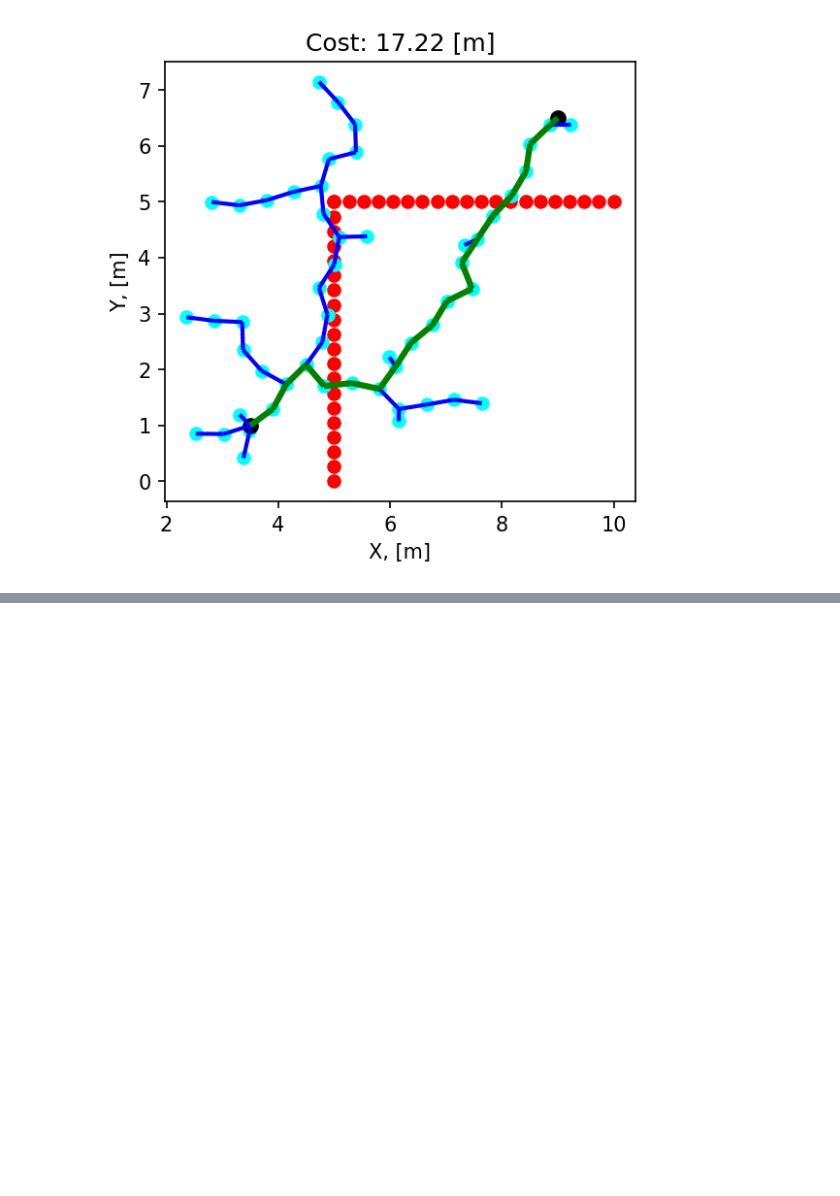
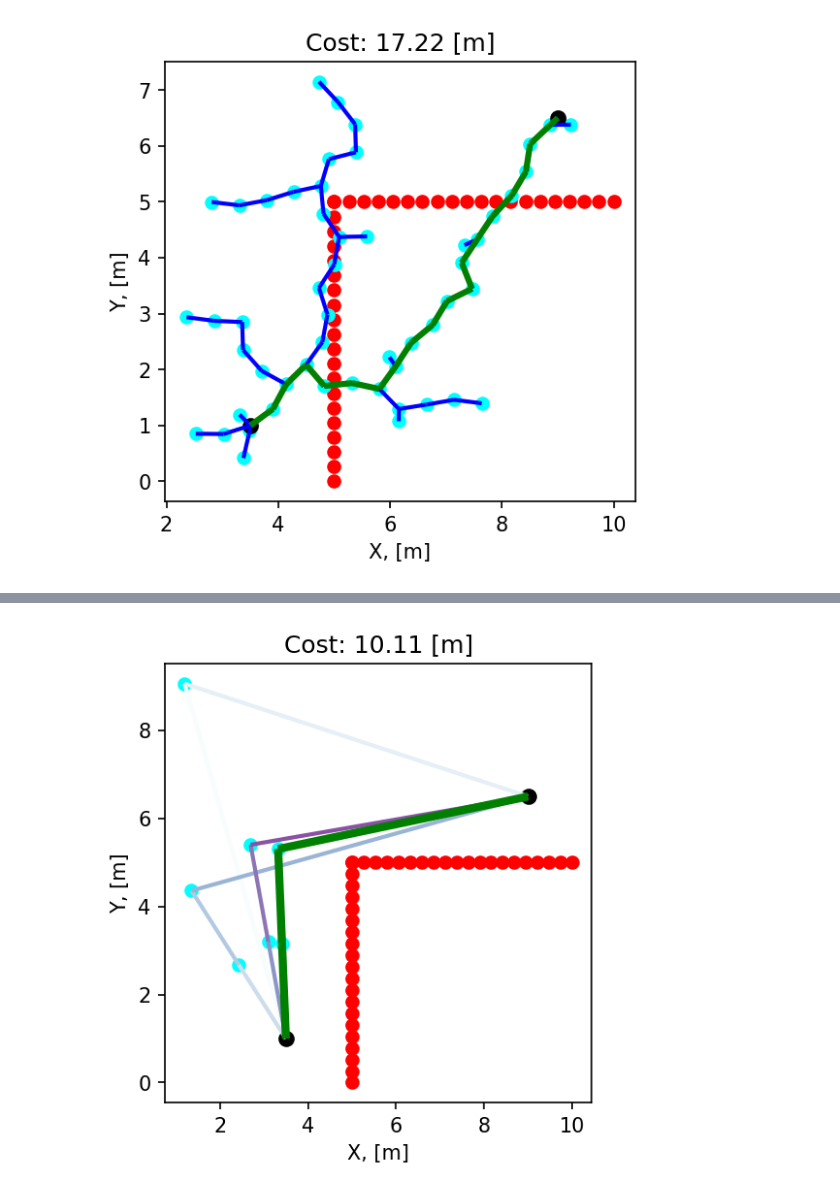
Before and after one commit to Steplerchik/motion-planner, a Jupyter notebook: notebooks/colab_problem_definition.ipynb, the cells around one changed output, grey strips where cells are left out. Saved outputs shown, nothing was run; the diff lists cells and outputs as text; code cells hidden in the pictures; blank space fills up the shorter version.

```diff
--- a/notebooks/colab_problem_definition.ipynb
+++ b/notebooks/colab_problem_definition.ipynb
@@ -127,0 +128,31 @@ plot_genetic(planner, start, finish, obstacle_points)
+# %%
+problem_definition_factory = ProblemDefinitionFactory(planner_type=GeneticPlanner,
+                                                              planner_parameters={
+                                                                  'intermediate_point_count': 1,
+                                                                  'chromosome_count': 5,
+                                                                  'iteration_count': 10,
+                                                                  'mutations': [RandomSampleMutation,
+                                                                                SteerMutation,
+                                                                                AddPointMutation,
+                                                                                RemovePointMutation],
+                                                                  'mutation_parameters': [
+                                                                      {'intermediate_point_count': 1},
+                                                                      {'edge_size': 0.5},
+                                                                      {'probability': 0.8},
+                                                                      {'probability': 0.2}
+                                                                  ]
+                                                              },
+                                                              optimization_objective_parameters={'penalty_weight': 1.0}
+                                                              )
+problem = problem_definition_factory.make_optimization_problem()
+problem.solve()
+
+start = problem.start_position
+finish = problem.end_position
+obstacle_points = problem_definition_factory.planner_factory.obstacle_points
+planner = problem.planner
+cost = problem.cost
+# %%
+plot_genetic(planner, start, finish, obstacle_points, cost)
+# %% [output]
+[figure, added]
```
Also changed, not shown: parts of 2 cells of this notebook, 4 other files.
